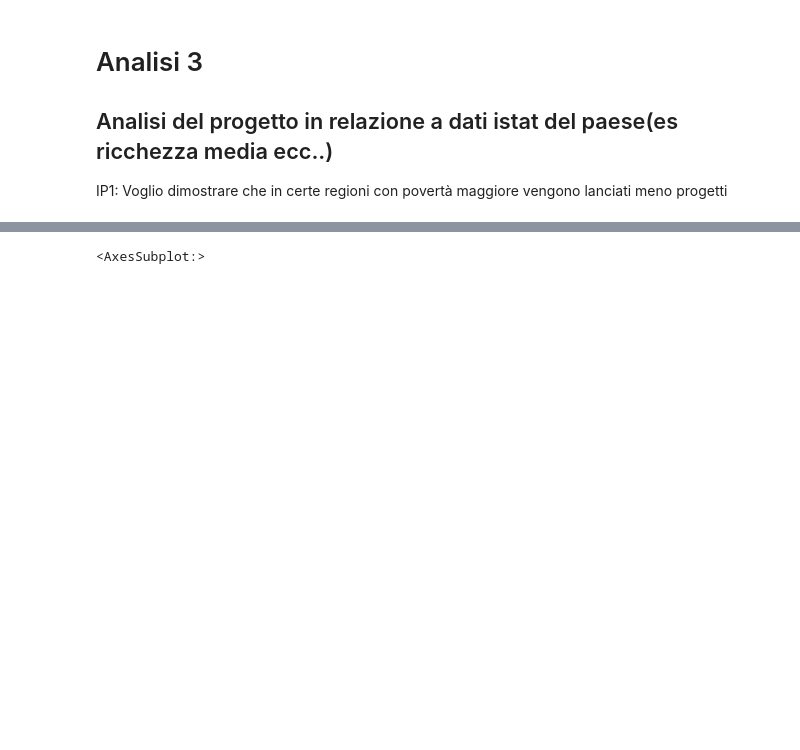
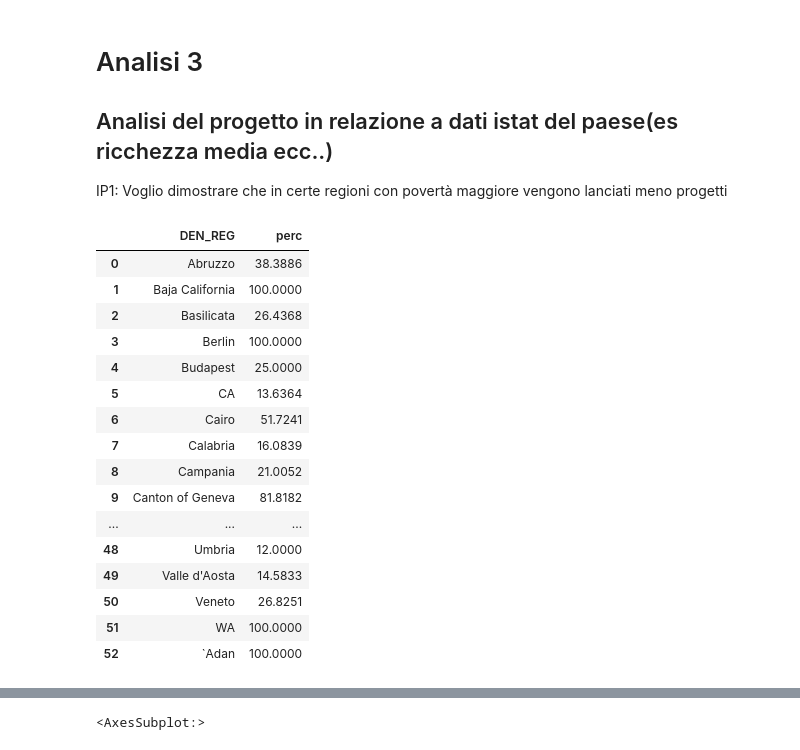
Before and after one commit to AlessandroCapici/Tesi_Triennale, a Jupyter notebook: Analisi dati.ipynb, the cells around one changed output, grey strips where cells are left out. Cells and saved outputs as stored; diff of their text form; code cells hidden in the pictures; blank space fills up the shorter version.

```diff
--- a/Analisi dati.ipynb
+++ b/Analisi dati.ipynb
@@ -87,8 +95,27 @@ sea.heatmap(corr, xticklabels=corr.columns, yticklabels=corr.columns, ax=ax, lin
 
 IP1: Voglio dimostrare che in certe regioni con povertà maggiore vengono lanciati meno progetti
 # %%
-query="select state_location as DEN_REG, count(state) as n_progetti from l0  group by state_location"
+query="select state_location as DEN_REG , (p_succ/perc_succ)*100 as perc from temp natural join temp2"
 result_query=sql.read_sql_query(query,engine)
+result_query
+# %% [output]
+|  | DEN_REG | perc |
+| 0 | Abruzzo | 38.3886 |
+| 1 | Baja California | 100.0000 |
+| 2 | Basilicata | 26.4368 |
+| 3 | Berlin | 100.0000 |
+| 4 | Budapest | 25.0000 |
+| 5 | CA | 13.6364 |
+| 6 | Cairo | 51.7241 |
+| 7 | Calabria | 16.0839 |
+| 8 | Campania | 21.0052 |
+| 9 | Canton of Geneva | 81.8182 |
+| ... | ... | ... |
+| 48 | Umbria | 12.0000 |
+| 49 | Valle d'Aosta | 14.5833 |
+| 50 | Veneto | 26.8251 |
+| 51 | WA | 100.0000 |
+| 52 | `Adan | 100.0000 |
 # %%
 regioni_2020 = gpd.read_file('..\csv\istat\Limiti01012020\Reg01012020\Reg01012020_WGS84.shp')
 geo_progettiXregione = regioni_2020.merge(result_query,on="DEN_REG").reset_index()
```
Also changed, not shown: parts of 12 cells of this notebook, 2 other files.
